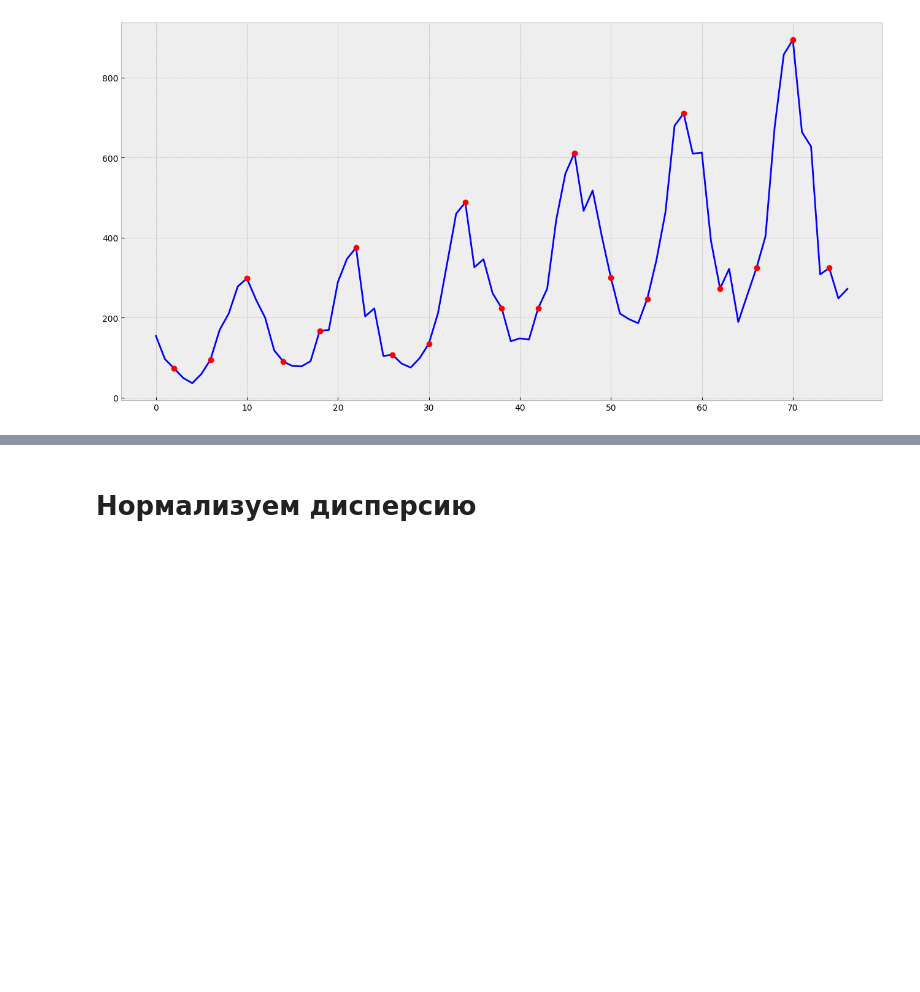
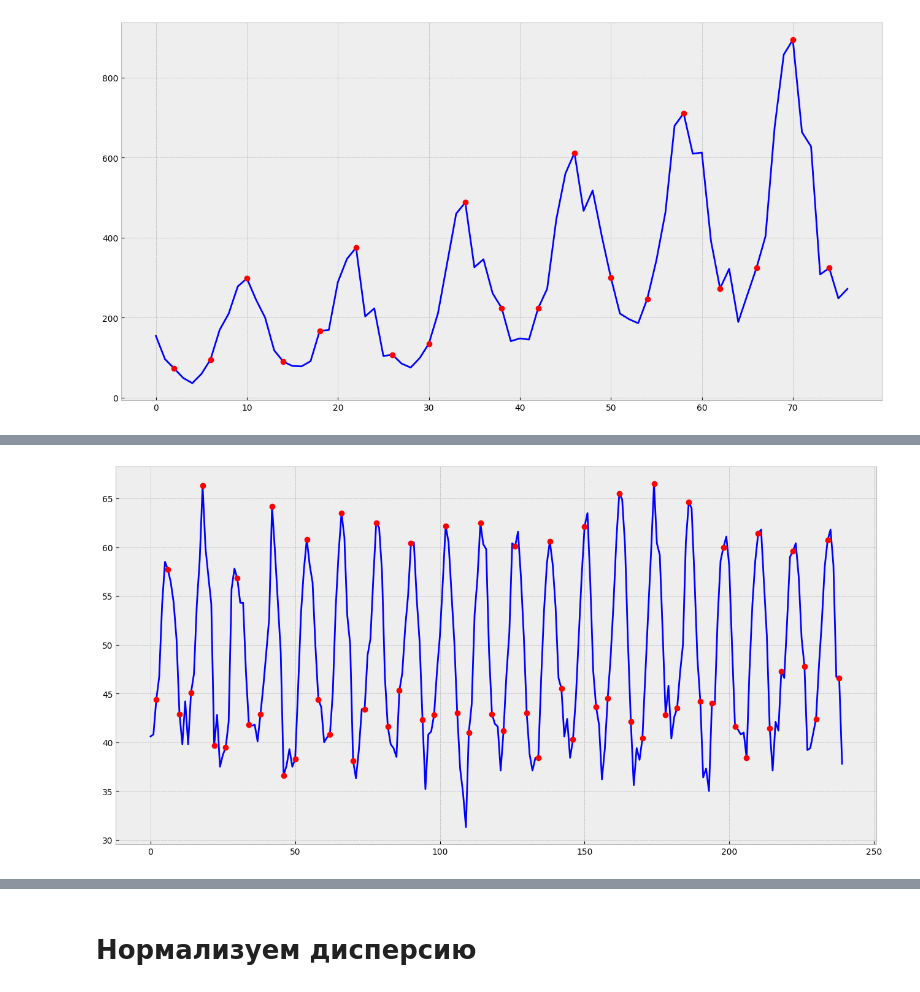
Before and after one commit to AIhexNICK-MAIL-RU/ML-projects-new, a Jupyter notebook: Net_mod4_hw1_v0.ipynb, the cells around one changed output, grey strips where cells are left out. Saved outputs shown, nothing was run; the diff lists cells and outputs as text; code cells hidden in the pictures; blank space fills up the shorter version.

```diff
--- a/Net_mod4_hw1_v0.ipynb
+++ b/Net_mod4_hw1_v0.ipynb
@@ -53,0 +72,4 @@ plot_ts_and_points(sales_of_company_x['Count'], 2, 4)
+# %%
+plot_ts_and_points(mean_monthly_temp['Deg'], 2, 4)
+# %% [output]
+[figure, added]
```
Also changed, not shown: parts of 28 cells of this notebook.
